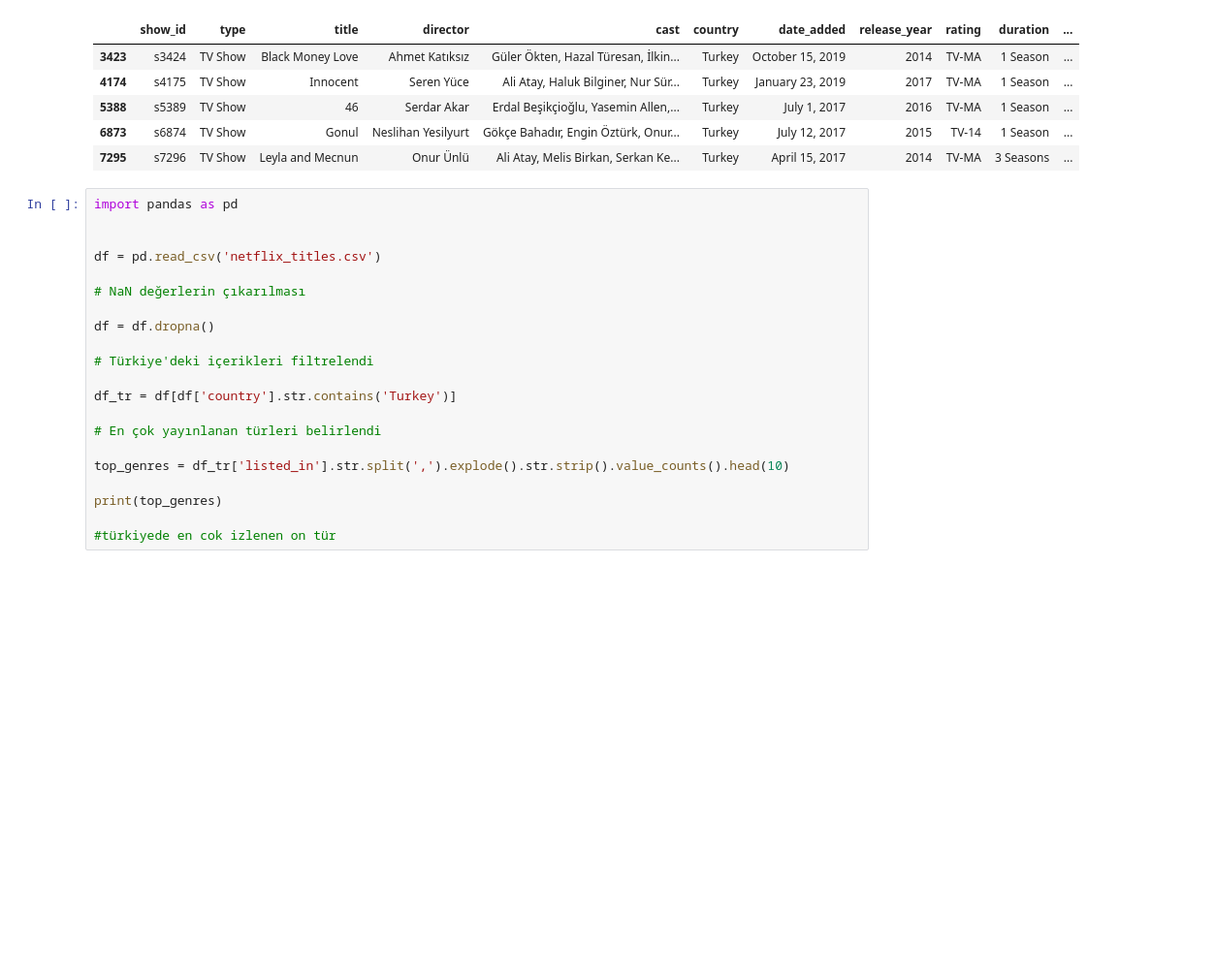
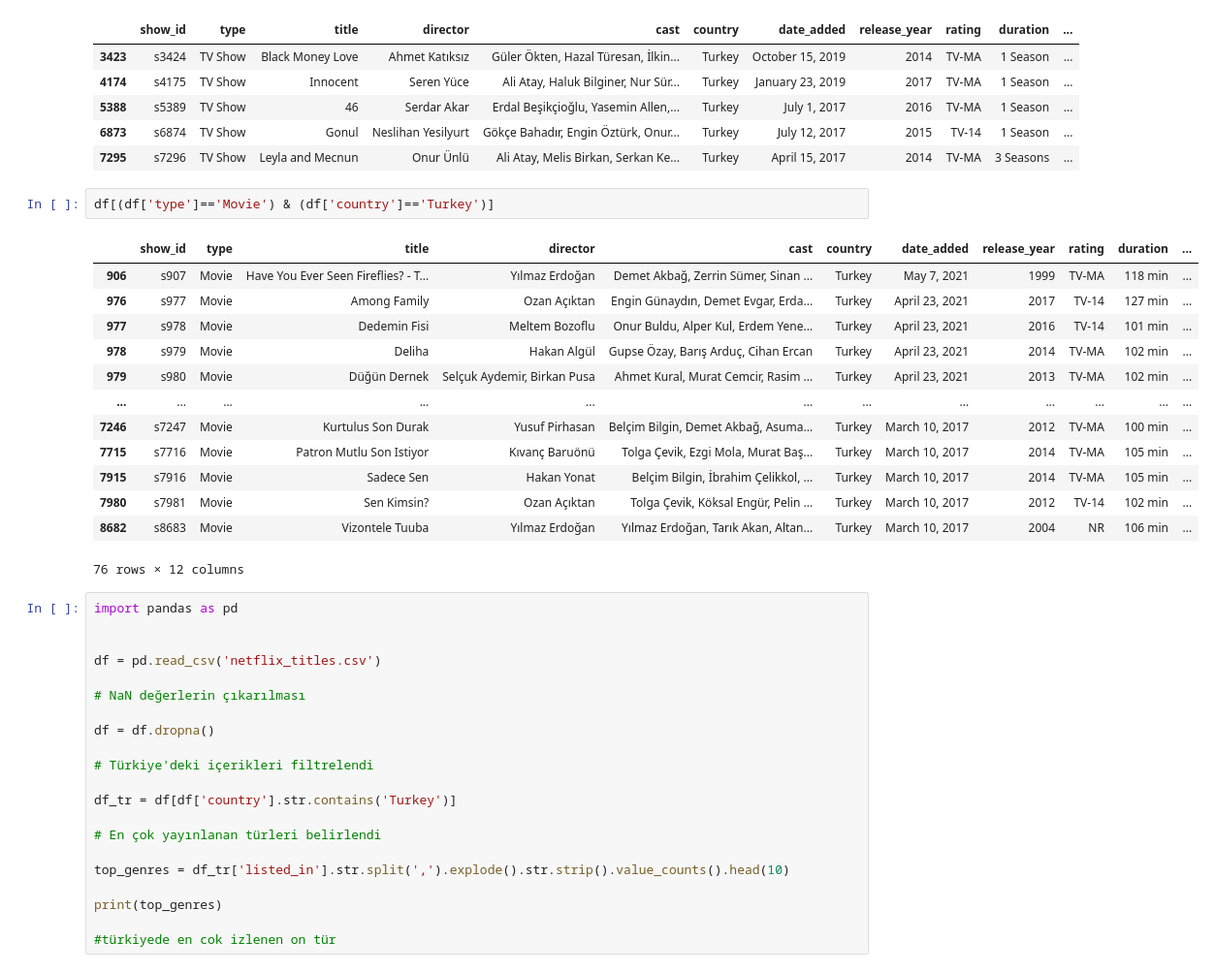
Before and after one commit to bdinlenc/YetGenCoreProje, a Jupyter notebook: proje.ipynb, the cells around one changed output. Shown: that part at 97% size. Saved outputs shown, nothing was run; the diff lists cells and outputs as text; blank space fills up the shorter version.

```diff
--- a/proje.ipynb
+++ b/proje.ipynb
@@ -181,6 +181,22 @@ df[(df['type']=='TV Show') & (df['country']=='Turkey')] #Türkiyede yayınlananl
 | 5388 | s5389 | TV Show | 46 | Serdar Akar | Erdal Beşikçioğlu, Yasemin Allen,... | Turkey | July 1, 2017 | 2016 | TV-MA | 1 Season | ... |
 | 6873 | s6874 | TV Show | Gonul | Neslihan Yesilyurt | Gökçe Bahadır, Engin Öztürk, Onur... | Turkey | July 12, 2017 | 2015 | TV-14 | 1 Season | ... |
 | 7295 | s7296 | TV Show | Leyla and Mecnun | Onur Ünlü | Ali Atay, Melis Birkan, Serkan Ke... | Turkey | April 15, 2017 | 2014 | TV-MA | 3 Seasons | ... |
+# %%
+df[(df['type']=='Movie') & (df['country']=='Turkey')]
+# %% [output]
+|  | show_id | type | title | director | cast | country | date_added | release_year | rating | duration | ... |
+| 906 | s907 | Movie | Have You Ever Seen Fireflies? - T... | Yılmaz Erdoğan | Demet Akbağ, Zerrin Sümer, Sinan ... | Turkey | May 7, 2021 | 1999 | TV-MA | 118 min | ... |
+| 976 | s977 | Movie | Among Family | Ozan Açıktan | Engin Günaydın, Demet Evgar, Erda... | Turkey | April 23, 2021 | 2017 | TV-14 | 127 min | ... |
+| 977 | s978 | Movie | Dedemin Fisi | Meltem Bozoflu | Onur Buldu, Alper Kul, Erdem Yene... | Turkey | April 23, 2021 | 2016 | TV-14 | 101 min | ... |
+| 978 | s979 | Movie | Deliha | Hakan Algül | Gupse Özay, Barış Arduç, Cihan Ercan | Turkey | April 23, 2021 | 2014 | TV-MA | 102 min | ... |
+| 979 | s980 | Movie | Düğün Dernek | Selçuk Aydemir, Birkan Pusa | Ahmet Kural, Murat Cemcir, Rasim ... | Turkey | April 23, 2021 | 2013 | TV-MA | 102 min | ... |
+| ... | ... | ... | ... | ... | ... | ... | ... | ... | ... | ... | ... |
+| 7246 | s7247 | Movie | Kurtulus Son Durak | Yusuf Pirhasan | Belçim Bilgin, Demet Akbağ, Asuma... | Turkey | March 10, 2017 | 2012 | TV-MA | 100 min | ... |
+| 7715 | s7716 | Movie | Patron Mutlu Son Istiyor | Kıvanç Baruönü | Tolga Çevik, Ezgi Mola, Murat Baş... | Turkey | March 10, 2017 | 2014 | TV-MA | 105 min | ... |
+| 7915 | s7916 | Movie | Sadece Sen | Hakan Yonat | Belçim Bilgin, İbrahim Çelikkol, ... | Turkey | March 10, 2017 | 2014 | TV-MA | 105 min | ... |
+| 7980 | s7981 | Movie | Sen Kimsin? | Ozan Açıktan | Tolga Çevik, Köksal Engür, Pelin ... | Turkey | March 10, 2017 | 2012 | TV-14 | 102 min | ... |
+| 8682 | s8683 | Movie | Vizontele Tuuba | Yılmaz Erdoğan | Yılmaz Erdoğan, Tarık Akan, Altan... | Turkey | March 10, 2017 | 2004 | NR | 106 min | ... |
+76 rows × 12 columns
 # %%
 import pandas as pd
 
```
